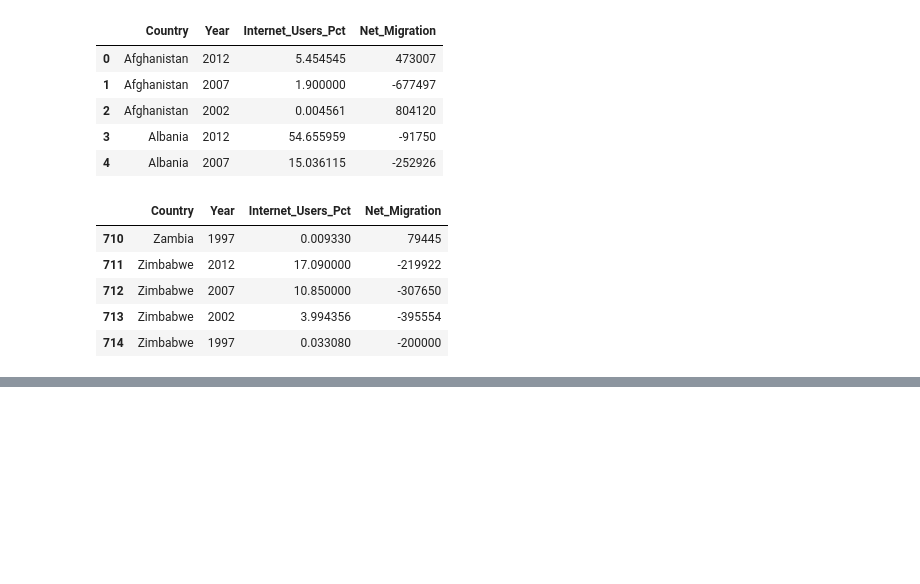
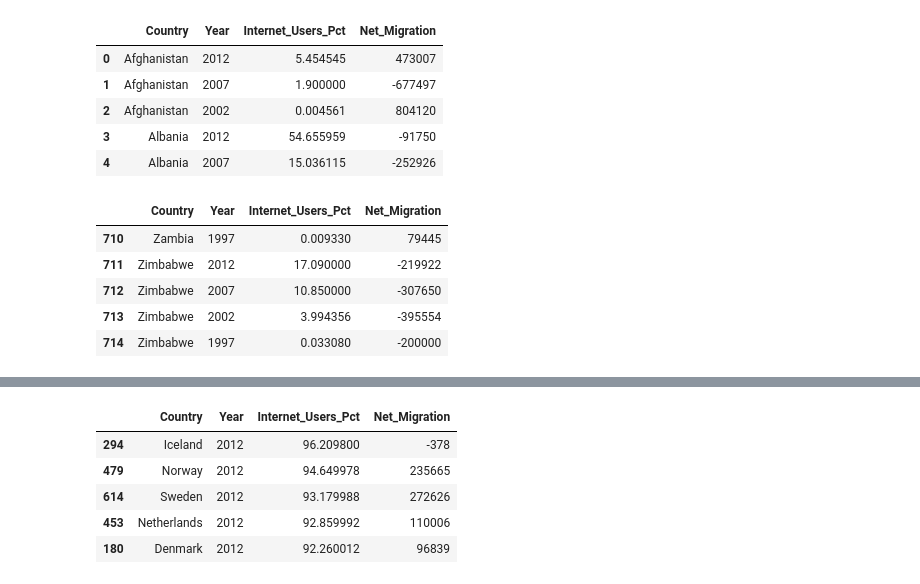
Before and after one commit to smitamisra/DataQ1, a Jupyter notebook: dataquestion1.ipynb, the cells around one changed output, grey strips where cells are left out. Cells and saved outputs as stored; diff of their text form; code cells hidden in the pictures; blank space fills up the shorter version.

```diff
--- a/dataquestion1.ipynb
+++ b/dataquestion1.ipynb
@@ -171,0 +227,9 @@ merged_data.tail()
+# %%
+mergeddata_step13_2012.sort_values('Internet_Users_Pct',ascending=False).head()
+# %% [output]
+|  | Country | Year | Internet_Users_Pct | Net_Migration |
+| 294 | Iceland | 2012 | 96.209800 | -378 |
+| 479 | Norway | 2012 | 94.649978 | 235665 |
+| 614 | Sweden | 2012 | 93.179988 | 272626 |
+| 453 | Netherlands | 2012 | 92.859992 | 110006 |
+| 180 | Denmark | 2012 | 92.260012 | 96839 |
```
Also changed, not shown: parts of 30 cells of this notebook.
